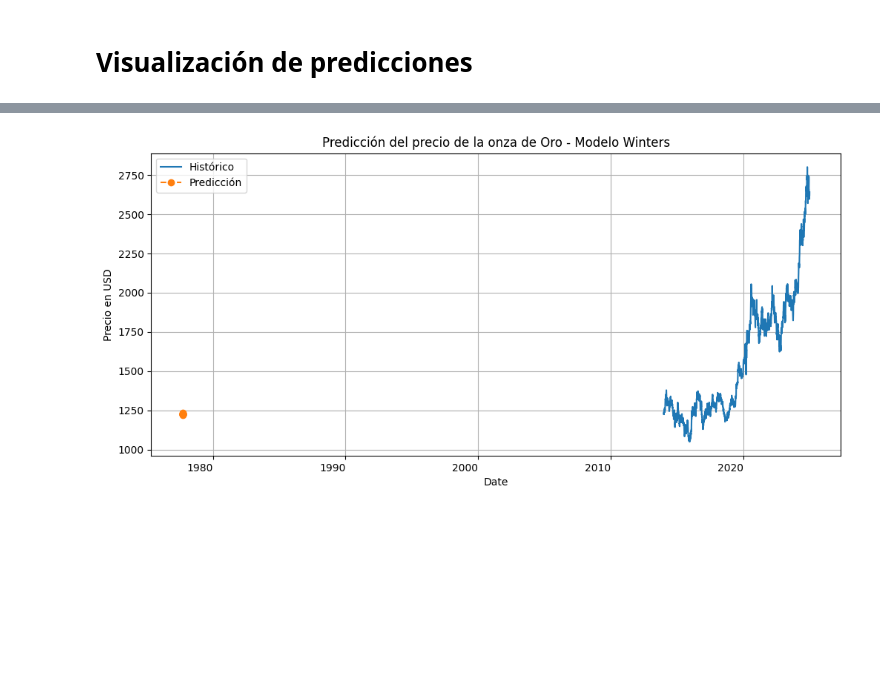
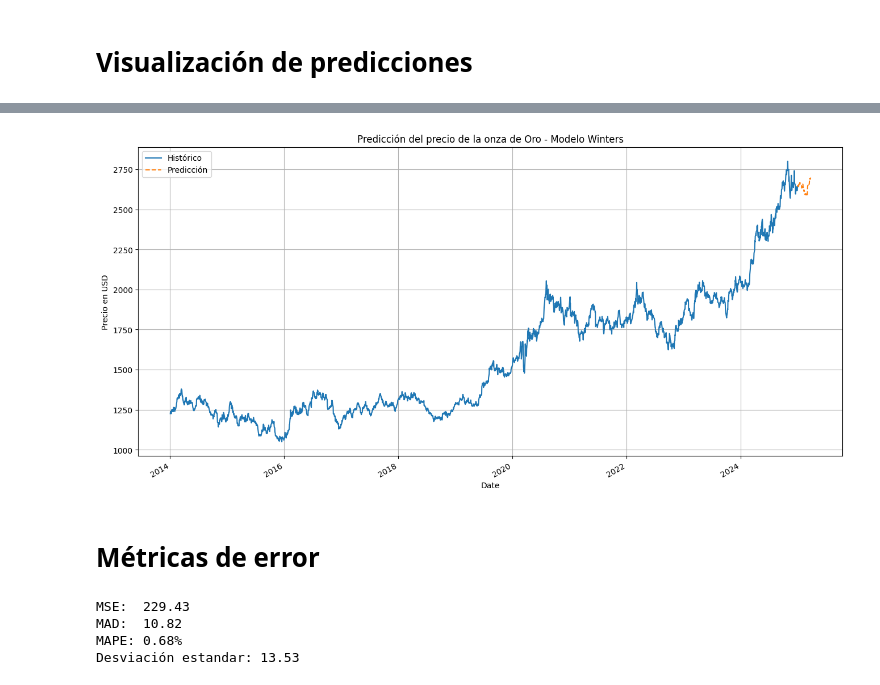
Before and after one commit to edreyesc/ProyectoFinal, a Jupyter notebook: proyectoFinal.ipynb, the cells around one changed output, grey strips where cells are left out. Saved outputs shown, nothing was run; the diff lists cells and outputs as text; code cells hidden in the pictures; blank space fills up the shorter version.

```diff
--- a/proyectoFinal.ipynb
+++ b/proyectoFinal.ipynb
@@ -16,7 +40,9 @@ from statsmodels.tsa.holtwinters import ExponentialSmoothing
 2. Carga de Datos
 # %%
 #Adquisición de datos
-gold_price_df = pd.read_csv('https://raw.githubusercontent.com/edreyesc/ProyectoFinal/main/Gold%20Historical%20Data.csv', parse_dates=['Date'], index_col='Date', usecols=['Date', 'Price'])
+df_original = pd.read_csv('https://raw.githubusercontent.com/edreyesc/ProyectoFinal/main/Gold%20Historical%20Data.csv')
+gold_price_df = pd.read_csv('https://raw.githubusercontent.com/edreyesc/ProyectoFinal/main/Gold%20Historical%20Data.csv',
+                            parse_dates=['Date'],index_col='Date', usecols=['Date', 'Price'])
 
 #Transformación de columna numérica a float y eliminar la coma que venía del csv
 gold_price_df['Price'] = gold_price_df['Price'].replace({',':''}, regex=True).astype(float)
@@ -88,9 +163,9 @@ memory usage: 44.0 KB
 # **Aplicación del modelo Winters**
 # %%
 modelo_winters = ExponentialSmoothing(
-    gold_price_df['Price'],
+    df_sorted['Price'],
     trend='add',
-    seasonal='add',
+    seasonal='mul',
     seasonal_periods=260
 ).fit()
 
@@ -136,0 +214,4 @@ plt.show()
+# %%
+ultima_fecha = df_sorted.index[-1]
+fechas_futuras = pd.bdate_range(start=ultima_fecha + pd.Timedelta(days=1), periods=60)
+print(fechas_futuras)
@@ -155,0 +237,4 @@ dtype: float64
+# %%
+valores_prediccion = modelo_winters.forecast(60)
+prediccion = pd.Series(valores_prediccion.values, index=fechas_futuras)
+print(prediccion)
@@ -156,13 +259,39 @@ dtype: float64
 # %%
 # Gráfica de predicción futura
-plt.figure(figsize=(12,6))
+plt.figure(figsize=(16,8))
 gold_price_df['Price'].plot(label='Histórico')
-prediccion.plot(label='Predicción', linestyle='--', marker='o')
+prediccion.plot(label='Predicción', linestyle='--')
 plt.legend()
 plt.title('Predicción del precio de la onza de Oro - Modelo Winters')
-plt.xlabel('Date')
+#plt.xlabel('Date')
 plt.ylabel('Precio en USD')
 plt.grid(True)
 plt.show()
 # %% [output]
-[figure, old version]
+[figure, new version]
+# %% [markdown]
+# **Métricas de error**
+# %%
+ajuste = modelo_winters.fittedvalues
+real = df_sorted['Price']
+
+# MSE
+mse_winters = mean_squared_error(real, ajuste)
+print(f"MSE:  {mse_winters:.2f}")
+
+# MAD
+mad_winters = mean_absolute_error(real, ajuste)
+print(f"MAD:  {mad_winters:.2f}")
+
+# MAPE
+mape_winters = np.mean(np.abs((real - ajuste) / real)) * 100
+print(f"MAPE: {mape_winters:.2f}%")
+
+# Desviación estándar
+desv_est_winters = mad_winters * 1.25
+print(f"Desviación estandar: {desv_est_winters:.2f}")
+# %% [output]
+MSE:  229.43
+MAD:  10.82
+MAPE: 0.68%
+Desviación estandar: 13.53
```
Also changed, not shown: parts of 47 cells of this notebook.
